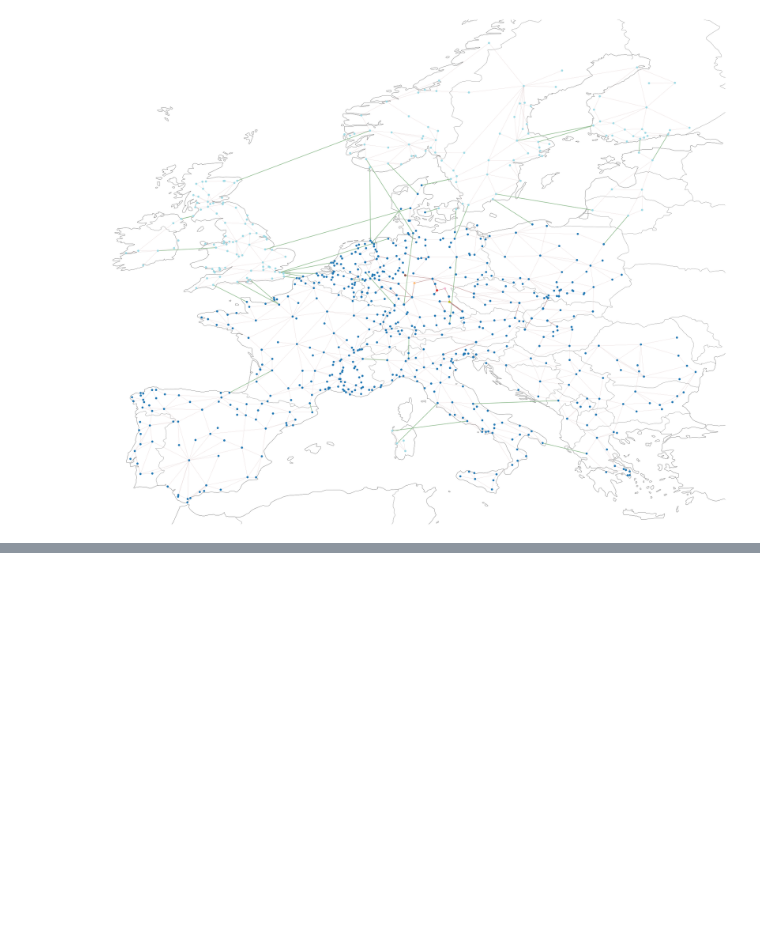
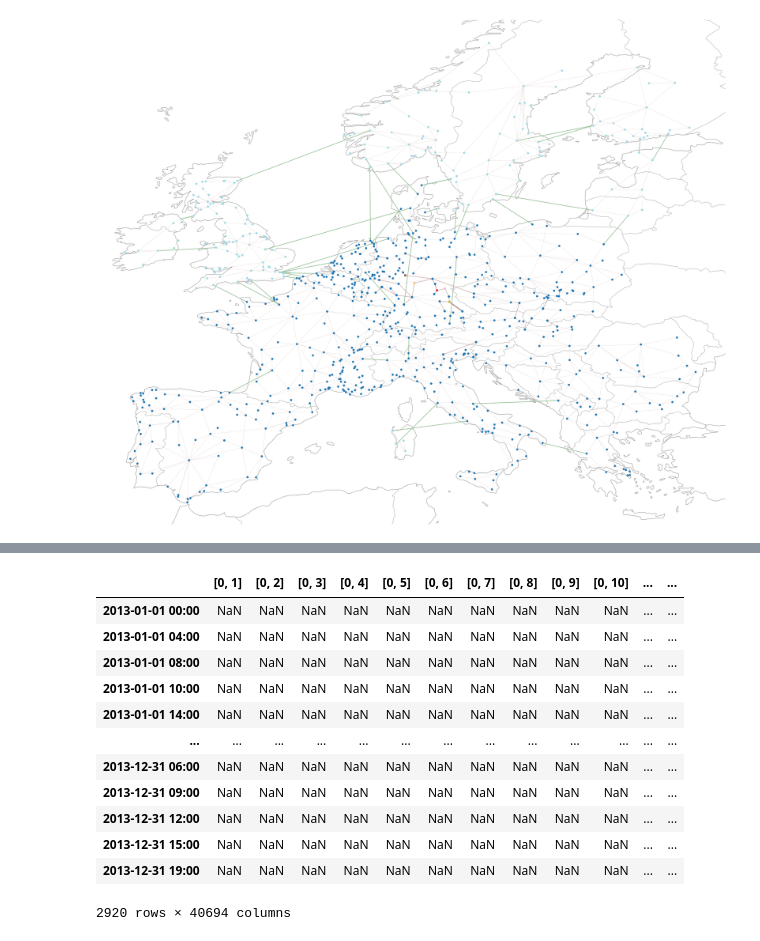
Before and after one commit to maurizio-titz/Power-system-split, a Jupyter notebook: archive/notebooks/compare_sclopf_lopf_results.ipynb, the cells around one changed output, grey strips where cells are left out. Cells and saved outputs as stored; diff of their text form; code cells hidden in the pictures; blank space fills up the shorter version.

```diff
--- a/notebooks/compare_sclopf_lopf_results.ipynb
+++ b/archive/notebooks/compare_sclopf_lopf_results.ipynb
@@ -1017,0 +1046,18 @@ failing_links [('DE0 94', 'DE0 18'), ('BE0 7', 'NL0 15'), ('BE0 7', 'NL0 15'), (
+# %%
+n_subgraphs = pd.DataFrame(index=splitting_cascades.keys(),
+                           columns=dfailures, dtype=float)
+n_subgraphs
+# %% [output]
+|  | [0, 1] | [0, 2] | [0, 3] | [0, 4] | [0, 5] | [0, 6] | [0, 7] | [0, 8] | [0, 9] | [0, 10] | ... | ... |
+| 2013-01-01 00:00 | NaN | NaN | NaN | NaN | NaN | NaN | NaN | NaN | NaN | NaN | ... | ... |
+| 2013-01-01 04:00 | NaN | NaN | NaN | NaN | NaN | NaN | NaN | NaN | NaN | NaN | ... | ... |
+| 2013-01-01 08:00 | NaN | NaN | NaN | NaN | NaN | NaN | NaN | NaN | NaN | NaN | ... | ... |
+| 2013-01-01 10:00 | NaN | NaN | NaN | NaN | NaN | NaN | NaN | NaN | NaN | NaN | ... | ... |
+| 2013-01-01 14:00 | NaN | NaN | NaN | NaN | NaN | NaN | NaN | NaN | NaN | NaN | ... | ... |
+| ... | ... | ... | ... | ... | ... | ... | ... | ... | ... | ... | ... | ... |
+| 2013-12-31 06:00 | NaN | NaN | NaN | NaN | NaN | NaN | NaN | NaN | NaN | NaN | ... | ... |
+| 2013-12-31 09:00 | NaN | NaN | NaN | NaN | NaN | NaN | NaN | NaN | NaN | NaN | ... | ... |
+| 2013-12-31 12:00 | NaN | NaN | NaN | NaN | NaN | NaN | NaN | NaN | NaN | NaN | ... | ... |
+| 2013-12-31 15:00 | NaN | NaN | NaN | NaN | NaN | NaN | NaN | NaN | NaN | NaN | ... | ... |
+| 2013-12-31 19:00 | NaN | NaN | NaN | NaN | NaN | NaN | NaN | NaN | NaN | NaN | ... | ... |
+2920 rows × 40694 columns
```
Also changed, not shown: parts of 24 cells of this notebook, 24 other files.
